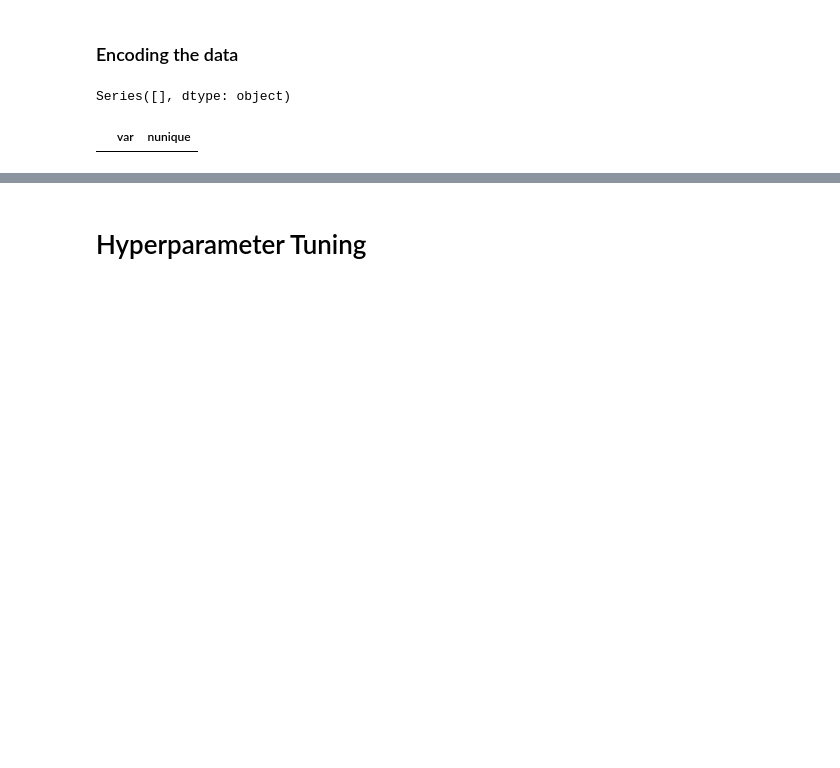
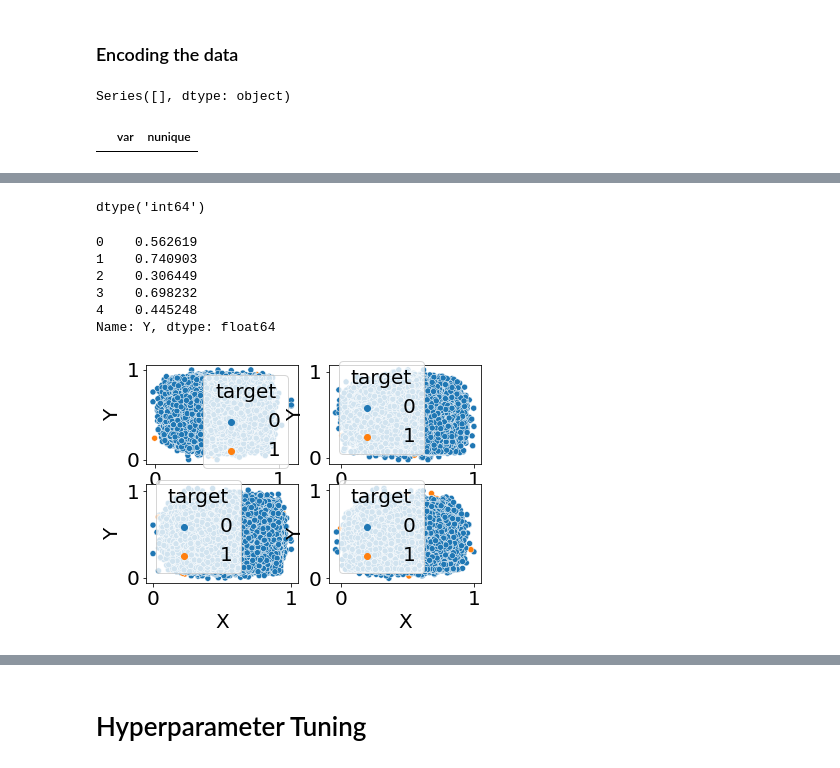
Before and after one commit to rajkumarcm/MachineLearning, a Jupyter notebook: Homework2/Homework_2.ipynb, the cells around one changed output, grey strips where cells are left out. Saved outputs shown, nothing was run; the diff lists cells and outputs as text; code cells hidden in the pictures; blank space fills up the shorter version.

Commit message:
Class imbalance detected. After completing sns scatterplot

```diff
--- a/Homework2/Homework_2.ipynb
+++ b/Homework2/Homework_2.ipynb
@@ -310,0 +352,10 @@ Name: target, Length: 128000, dtype: float64
+# %%
+# Get the feature matrix
+X_train = df_train[np.setdiff1d(df_train.columns, [target])].values
+X_val = df_val[np.setdiff1d(df_val.columns, [target])].values
+X_test = df_test[np.setdiff1d(df_test.columns, [target])].values
+
+# Get the target vector
+y_train = df_train[target].values
+y_val = df_val[target].values
+y_test = df_test[target].values
@@ -310,0 +376,10 @@ Name: target, Length: 128000, dtype: float64
+# %%
+from sklearn.preprocessing import MinMaxScaler
+
+mms = MinMaxScaler()
+X_train = mms.fit_transform(X_train)
+X_val = mms.transform(X_val)
+X_test = mms.transform(X_test)
+# %%
+tmp_df = pd.DataFrame(np.vstack([X_train, X_val, X_test]))
+tmp_df.iloc[:, :5].describe()
@@ -310,0 +416,26 @@ Name: target, Length: 128000, dtype: float64
+# %%
+tmp_y = np.hstack([y_train, y_val, y_test])
+# %%
+tmp_y.dtype
+# %% [output]
+dtype('int64')
+# %%
+pd.DataFrame({'X':tmp_df.iloc[:, 0], 'Y':tmp_df.iloc[:, 1], 'target':tmp_y}).Y.head()
+# %% [output]
+0    0.562619
+1    0.740903
+2    0.306449
+3    0.698232
+4    0.445248
+Name: Y, dtype: float64
+# %%
+import seaborn as sns
+
+fig, axes = plt.subplots(2, 2)
+sns.scatterplot(data=pd.DataFrame({'X':tmp_df.iloc[:, 0], 'Y':tmp_df.iloc[:, 1], 'target':tmp_y}), x='X', y='Y', hue='target', ax=axes[0, 0])
+sns.scatterplot(data=pd.DataFrame({'X':tmp_df.iloc[:, 3], 'Y':tmp_df.iloc[:, 4], 'target':tmp_y}), x='X', y='Y', hue='target', ax=axes[0, 1])
+sns.scatterplot(data=pd.DataFrame({'X':tmp_df.iloc[:, 1], 'Y':tmp_df.iloc[:, 28], 'target':tmp_y}), x='X', y='Y', hue='target', ax=axes[1, 0])
+sns.scatterplot(data=pd.DataFrame({'X':tmp_df.iloc[:, 100], 'Y':tmp_df.iloc[:, 180], 'target':tmp_y}), x='X', y='Y', hue='target', ax=axes[1, 1])
+plt.show()
+# %% [output]
+[figure, added]
```
Also changed, not shown: parts of 31 cells of this notebook.
